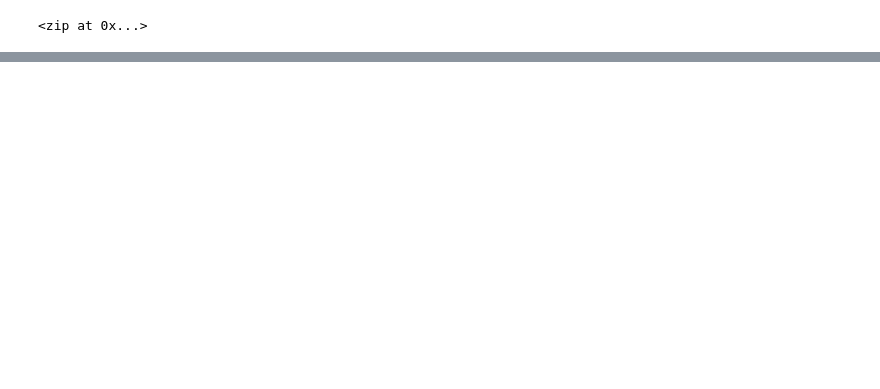
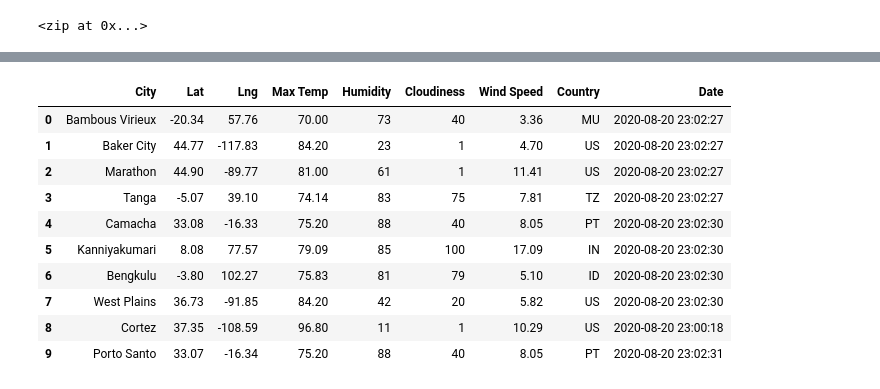
Before and after one commit to marianagcruset/World_Weather_Analysis, a Jupyter notebook: WeatherPy.ipynb, the cells around one changed output, grey strips where cells are left out. Saved outputs shown, nothing was run; the diff lists cells and outputs as text; code cells hidden in the pictures; blank space fills up the shorter version.

Commit message:
Modifying .gitignore and adding WeatherPy file

```diff
--- a/WeatherPy.ipynb
+++ b/WeatherPy.ipynb
@@ -5,0 +13,4 @@ import numpy as np
+# %%
+# Starting URL for Weather Map API Call.
+url = "http://api.openweathermap.org/data/2.5/weather?units=Imperial&APPID=" + weather_api_key
+print(url)
@@ -33,0 +125,16 @@ len(cities)
+# %%
+# Convert the array of dictionaries to a Pandas DataFrame.
+city_data_df = pd.DataFrame(city_data)
+city_data_df.head(10)
+# %% [output]
+|  | City | Lat | Lng | Max Temp | Humidity | Cloudiness | Wind Speed | Country | Date |
+| 0 | Bambous Virieux | -20.34 | 57.76 | 70.00 | 73 | 40 | 3.36 | MU | 2020-08-20 23:02:27 |
+| 1 | Baker City | 44.77 | -117.83 | 84.20 | 23 | 1 | 4.70 | US | 2020-08-20 23:02:27 |
+| 2 | Marathon | 44.90 | -89.77 | 81.00 | 61 | 1 | 11.41 | US | 2020-08-20 23:02:27 |
+| 3 | Tanga | -5.07 | 39.10 | 74.14 | 83 | 75 | 7.81 | TZ | 2020-08-20 23:02:27 |
+| 4 | Camacha | 33.08 | -16.33 | 75.20 | 88 | 40 | 8.05 | PT | 2020-08-20 23:02:30 |
+| 5 | Kanniyakumari | 8.08 | 77.57 | 79.09 | 85 | 100 | 17.09 | IN | 2020-08-20 23:02:30 |
+| 6 | Bengkulu | -3.80 | 102.27 | 75.83 | 81 | 79 | 5.10 | ID | 2020-08-20 23:02:30 |
+| 7 | West Plains | 36.73 | -91.85 | 84.20 | 42 | 20 | 5.82 | US | 2020-08-20 23:02:30 |
+| 8 | Cortez | 37.35 | -108.59 | 96.80 | 11 | 1 | 10.29 | US | 2020-08-20 23:00:18 |
+| 9 | Porto Santo | 33.07 | -16.34 | 75.20 | 88 | 40 | 8.05 | PT | 2020-08-20 23:02:31 |
```
Also changed, not shown: parts of 8 cells of this notebook, 2 other files.
